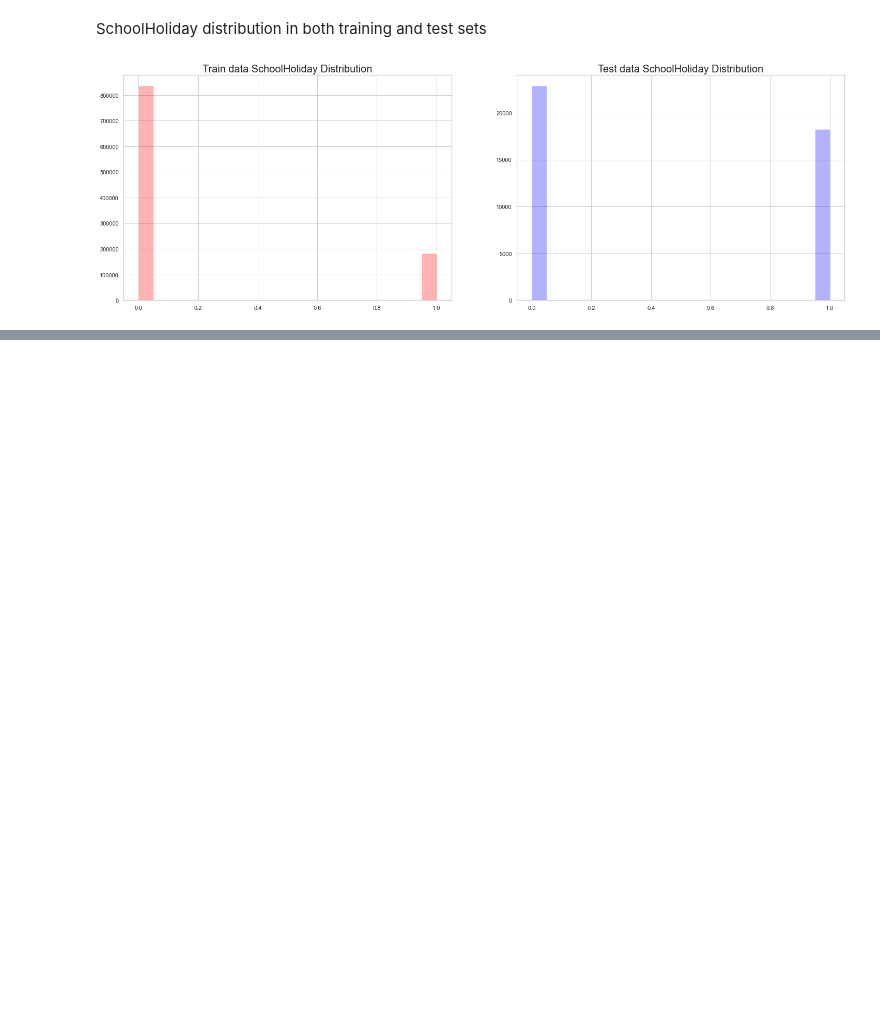
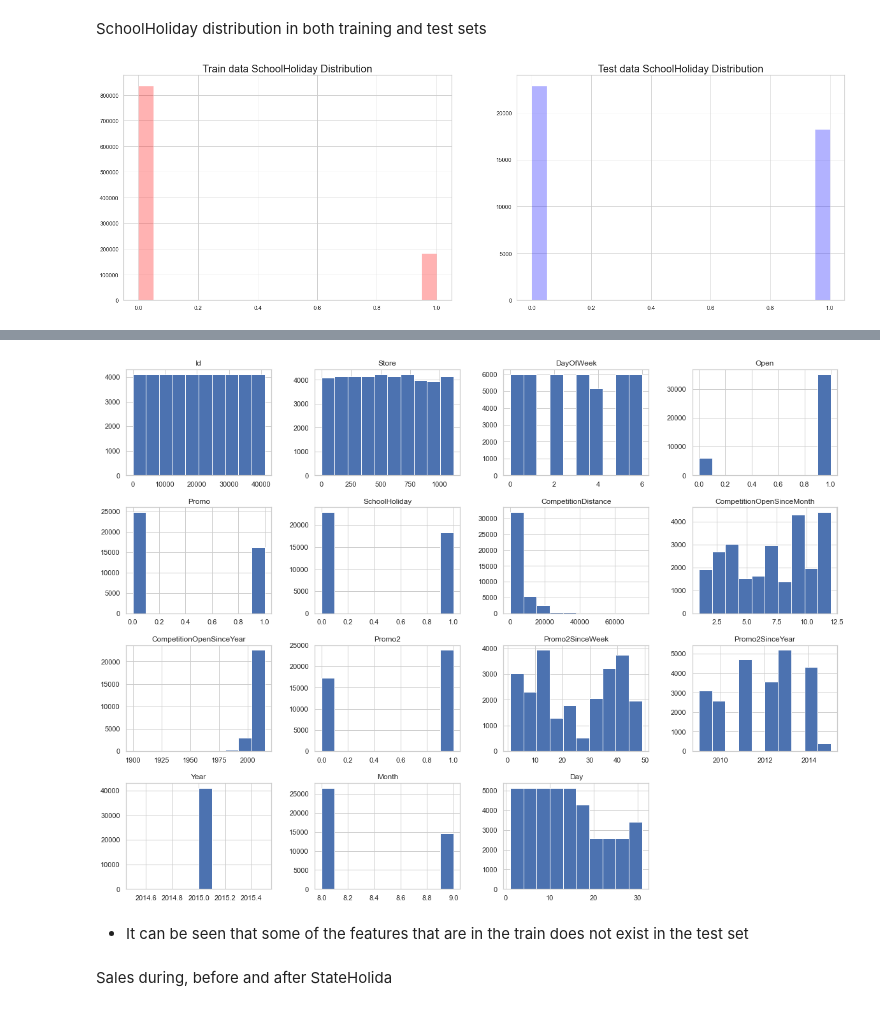
Before and after one commit to yonamg/Pharmaceutical-Sales-Prediction, a Jupyter notebook: notebook/Sales_EDA_process.ipynb, the cells around one changed output, grey strips where cells are left out. Cells and saved outputs as stored; diff of their text form; code cells hidden in the pictures; blank space fills up the shorter version.

Commit message:
sales during, before and after Holyday

```diff
--- a/notebook/Sales_EDA_process.ipynb
+++ b/notebook/Sales_EDA_process.ipynb
@@ -166,0 +174,9 @@ plot.plot_subplots(train_df['SchoolHoliday'], test_df['SchoolHoliday'], 'Train d
+# %%
+num_feats = list(test_df.select_dtypes(include=['int64', 'float64', 'int32']).columns)
+test_df[num_feats].hist(figsize=(20,15));
+# %% [output]
+[figure, added]
+# %% [markdown]
+* It can be seen that some of the features that are in the train does not exist in the test set
+# %% [markdown]
+Sales during, before and after StateHolida
```
Also changed, not shown: parts of 2 cells of this notebook.
